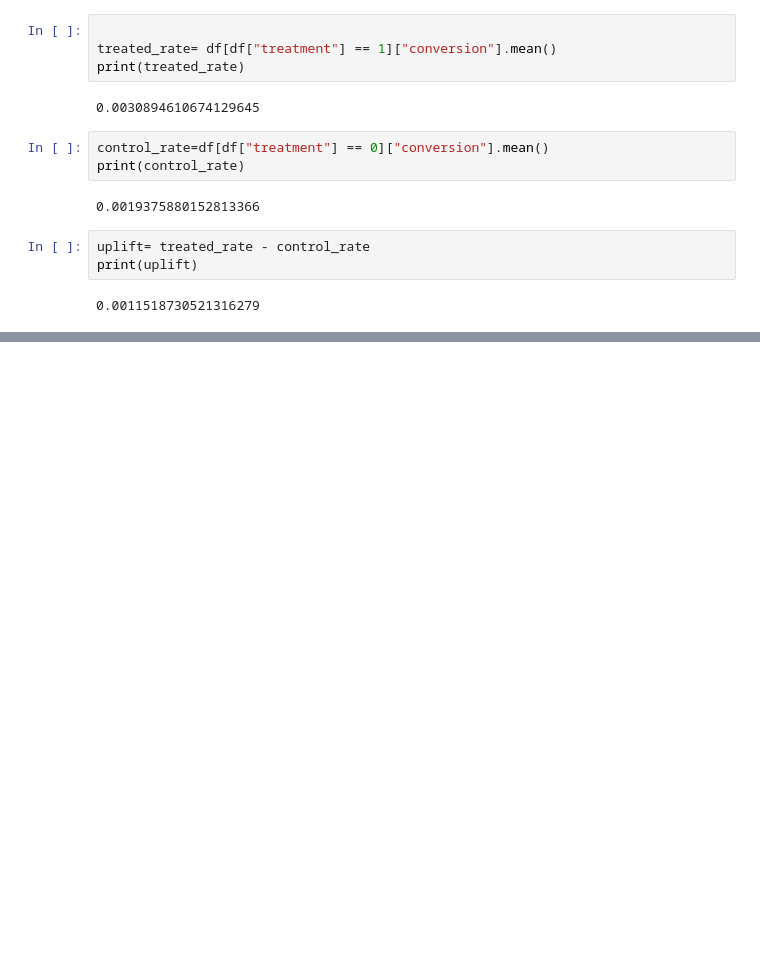
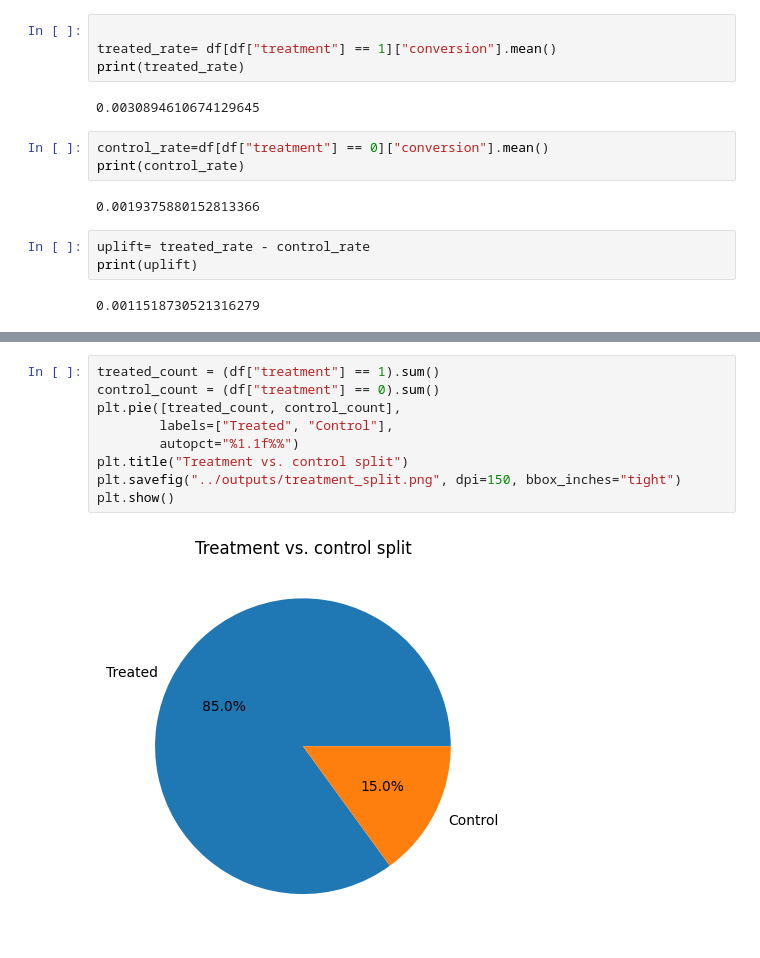
Before and after one commit to ihameed11/criteo-uplift, a Jupyter notebook: notebooks/01_EDA.ipynb, the cells around one changed output, grey strips where cells are left out. Cells and saved outputs as stored; diff of their text form; blank space fills up the shorter version.

```diff
--- a/notebooks/01_EDA.ipynb
+++ b/notebooks/01_EDA.ipynb
@@ -45,0 +116,11 @@ print(uplift)
+# %%
+treated_count = (df["treatment"] == 1).sum()
+control_count = (df["treatment"] == 0).sum()
+plt.pie([treated_count, control_count],
+        labels=["Treated", "Control"],
+        autopct="%1.1f%%")
+plt.title("Treatment vs. control split")
+plt.savefig("../outputs/treatment_split.png", dpi=150, bbox_inches="tight")
+plt.show()
+# %% [output]
+[figure, added]
```
Also changed, not shown: parts of 6 cells of this notebook, 4 other files.
